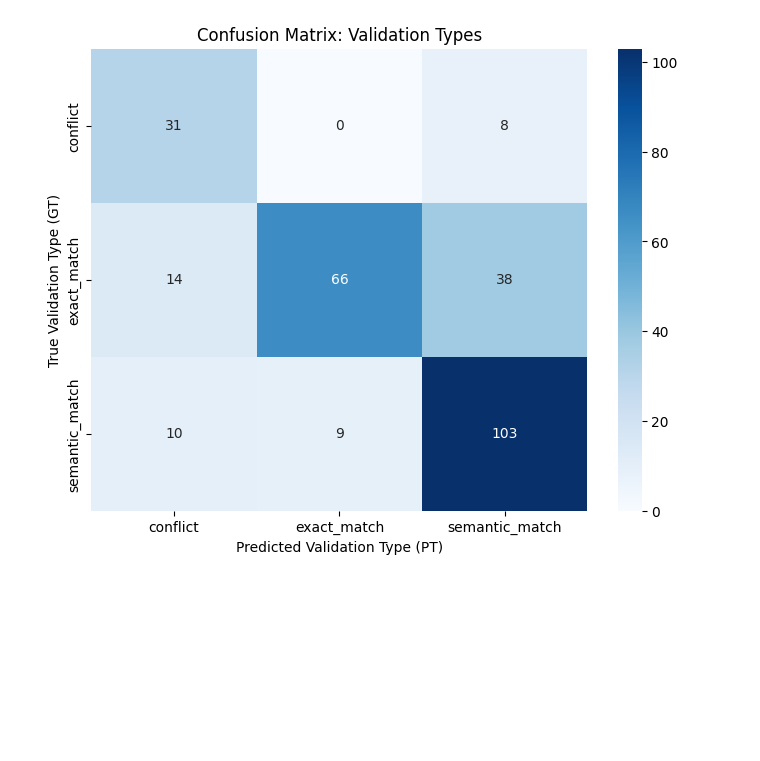
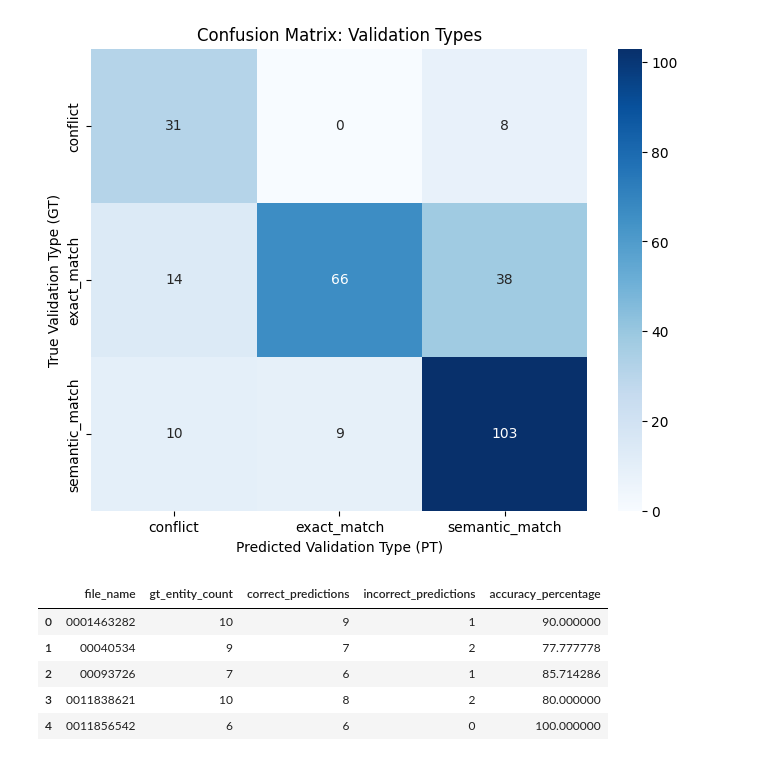
Before and after one commit to mayank160920/Group-11-DS-and-AI-Lab-Project, a Jupyter notebook: eval_funsd.ipynb, the cells around one changed output. Cells and saved outputs as stored; diff of their text form; code cells hidden in the pictures; blank space fills up the shorter version.

Commit message:
Add document-wise and entity-wise accuracy calculations to evaluation notebook

```diff
--- a/eval_funsd.ipynb
+++ b/eval_funsd.ipynb
@@ -259,3 +268,22 @@ semantic_match       0.69      0.84      0.76       122
      macro avg       0.71      0.73      0.70       279
   weighted avg       0.75      0.72      0.71       279
 [figure]
+# %%
+# find out how many ground truth entites we have predicted correctly for each document
+# i.e. filename, gt_entity_count, correct_predictions, incorrect_predictions, accuracy_percentage
+# filtered_df already contains only the entities where gt_validation_type is not None, so we are only evaluating on those entities
+doc_wise_df = filtered_df.groupby("file_name").agg(
+    gt_entity_count=pd.NamedAgg(column="entity_name", aggfunc="count"),
+    correct_predictions=pd.NamedAgg(column="verdict", aggfunc=lambda x: (x == True).sum()),
+    incorrect_predictions=pd.NamedAgg(column="verdict", aggfunc=lambda x: (x == False).sum()),
+    accuracy_percentage=pd.NamedAgg(column="verdict", aggfunc=lambda x: 100 * (x == True).sum() / len(x) if len(x) > 0 else 0)
+).reset_index()
+
+doc_wise_df.head()
+# %% [output]
+|  | file_name | gt_entity_count | correct_predictions | incorrect_predictions | accuracy_percentage |
+| 0 | 0001463282 | 10 | 9 | 1 | 90.000000 |
+| 1 | 00040534 | 9 | 7 | 2 | 77.777778 |
+| 2 | 00093726 | 7 | 6 | 1 | 85.714286 |
+| 3 | 0011838621 | 10 | 8 | 2 | 80.000000 |
+| 4 | 0011856542 | 6 | 6 | 0 | 100.000000 |
```
Also changed, not shown: parts of 2 cells of this notebook.
